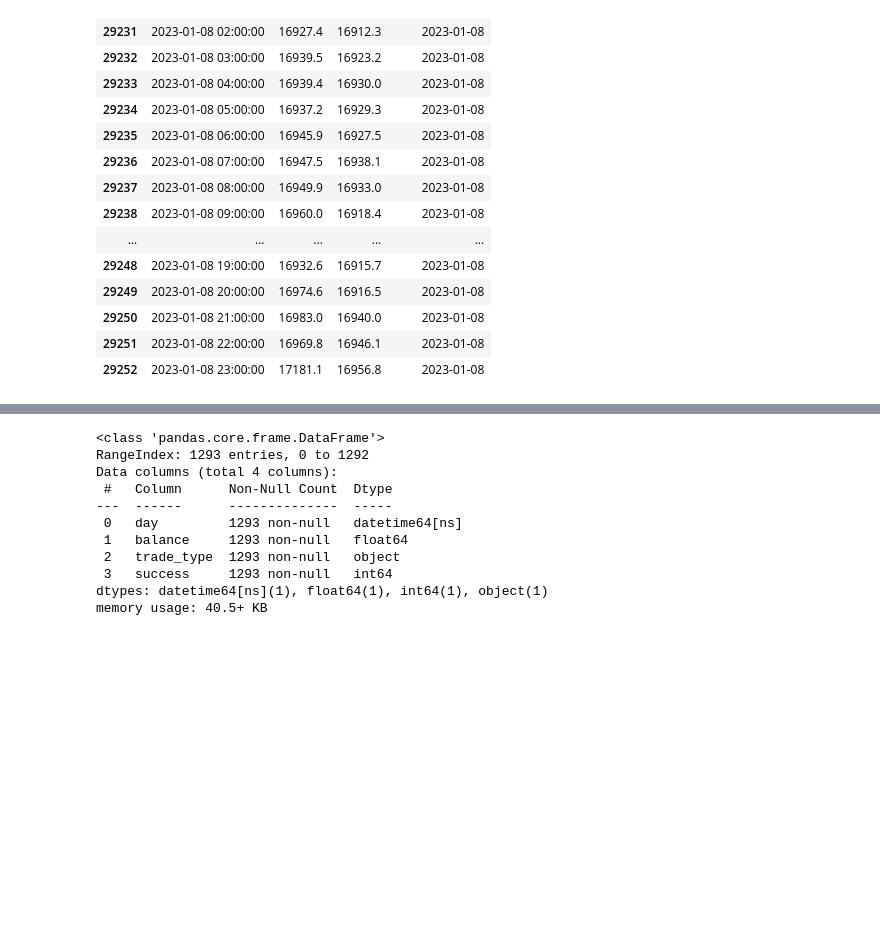
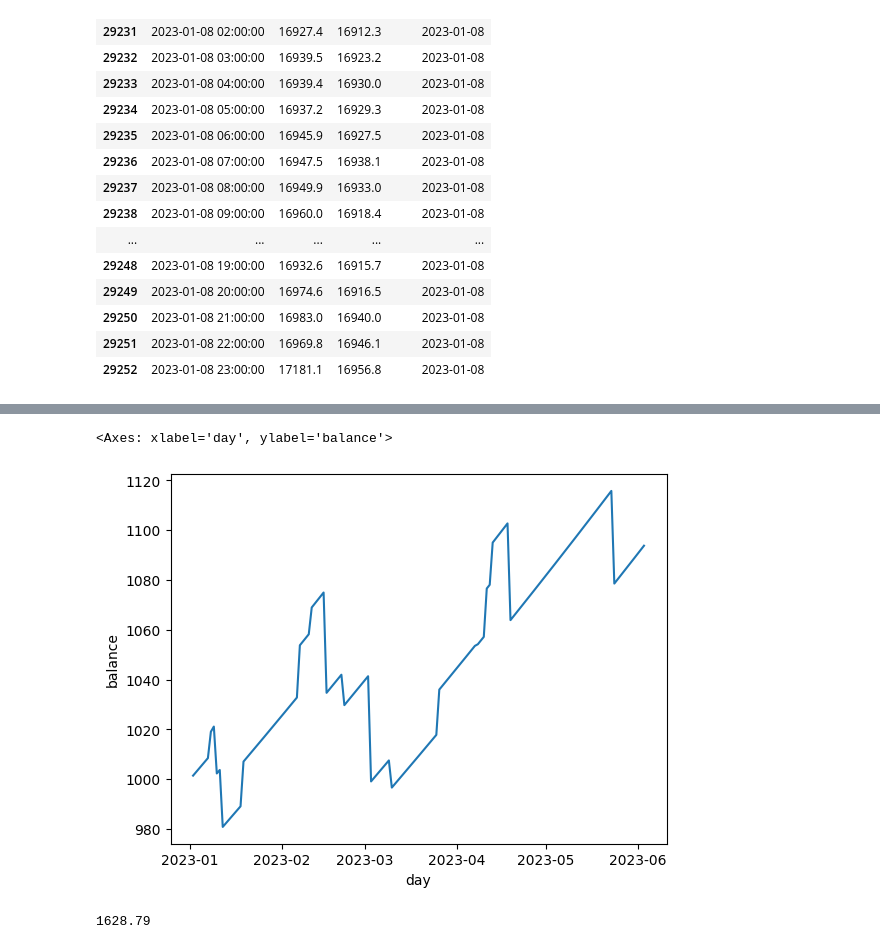
Before and after one commit to MehmetSever09/assist_trader, a Jupyter notebook: notebook/backtesting-models-lr.ipynb, the cells around one changed output, grey strips where cells are left out. Cells and saved outputs as stored; diff of their text form; code cells hidden in the pictures; blank space fills up the shorter version.

```diff
--- a/notebook/backtesting-models-lr.ipynb
+++ b/notebook/backtesting-models-lr.ipynb
@@ -206,5 +61,5 @@ Enter short trade 1175.4401420071652
 # %%
-# initial capital
+# Initial capital
 trade_amount = 1000
 
 sell_threshold = 0.002 # 0.2% change in market drives decision making
@@ -219,6 +74,7 @@ trade_results = {
 }
 
 def helper_append(results, day, balance, trade_type, success) -> dict:
+    '''Helper Function for appending results to dictionary'''
     results['day'].append(day)
     results['balance'].append(balance)
     results['trade_type'].append(trade_type)
@@ -250,26 +106,26 @@ for _, row_day in df_pred.iterrows():
             hour_stamp = row_hour['timestamp']
 
             # if market drops 0.2% below day_open - sell to win
-            if hour_low_value < day_open * (1 - sell_threshold):
+            if hour_low_value <= day_open * (1 - sell_threshold):
                 # Update balance and apply sell_cost
                 # TODO: check value
-                trade_amount = trade_amount * (1 + sell_threshold) * (1 - sell_cost)
+                trade_amount = trade_amount * (1 / (1 - sell_threshold)) * (1 - sell_cost)
 
                 # Append results to dict
                 trade_results = helper_append(trade_results, day_stamp, trade_amount, 'short', 'win')
 
                 # Print
-                print(f'day: {day_stamp} - type: short - win  at {hour_stamp.hour} - balance: {trade_amount: 0.2f}')
+                print(f'day: {day_stamp} - type: {"short": <5} - win  at {hour_stamp.hour: >2} - balance: {trade_amount: 0.2f}')
                 break
 
             # If market rises above short_stop_threshold
-            elif hour_high_value > short_stop_threshold:
+            elif hour_high_value >= short_stop_threshold:
                 # Update balance and apply sell_cost
                 trade_amount = trade_amount * (1 - (day_volat_atr / day_open)) * (1 - sell_cost)
 
                 # Append results to dict
                 trade_results = helper_append(trade_results, day_stamp, trade_amount, 'short', 'lose')
-                print(f'day: {day_stamp} - type: short - lose at {hour_stamp.hour} - balance: {trade_amount: 0.2f}')
+                print(f'day: {day_stamp} - type: {"short": <5} - lose at {hour_stamp.hour: >2} - balance: {trade_amount: 0.2f}')
                 break
 
             # If market doesn't meet win/lose condition in 24 hours
@@ -279,7 +135,7 @@ for _, row_day in df_pred.iterrows():
 
                 # Append results to dict
                 trade_results = helper_append(trade_results, day_stamp, trade_amount, 'short', 'exit')
-                print(f'day: {day_stamp} - type: short - exit at {hour_stamp.hour} - balance: {trade_amount: 0.2f}')
+                print(f'day: {day_stamp} - type: {"short": <5} - exit at {hour_stamp.hour: >2} - balance: {trade_amount: 0.2f}')
 
     ### Long Trade - betting the market will go up
     elif day_close_pred > day_open:
@@ -300,17 +156,17 @@ for _, row_day in df_pred.iterrows():
 
                 # Append results to dict
                 trade_results = helper_append(trade_results, day_stamp, trade_amount, 'long', 'win')
-                print(f'day: {day_stamp} - type: long  - win  at {hour_stamp.hour} - balance: {trade_amount: 0.2f}')
+                print(f'day: {day_stamp} - type: {"long": <5} - win  at {hour_stamp.hour: >2} - balance: {trade_amount: 0.2f}')
                 break
 
             # if market drops below long_stop_threshold
-            elif hour_low_value < long_stop_threshold:
+            elif hour_low_value <= long_stop_threshold:
                 # Update balance and apply sell cost
                 trade_amount = trade_amount * (1 - (day_volat_atr / day_open)) * (1 - sell_cost)
 
                 # Append results to dict
                 trade_results = helper_append(trade_results, day_stamp, trade_amount, 'long', 'lose')
-                print(f'day: {day_stamp} - type: long  - lose at {hour_stamp.hour} - balance: {trade_amount: 0.2f}')
+                print(f'day: {day_stamp} - type: {"long": <5} - lose at {hour_stamp.hour: >2} - balance: {trade_amount: 0.2f}')
                 break
 
             # If market doesn't meet win/lose condition in 24 hours
@@ -319,11 +175,11 @@ for _, row_day in df_pred.iterrows():
                 trade_amount = trade_amount * (day_close_true / day_open) * (1 - sell_cost)
 
                 # Append results to dict
-                trade_results = helper_append(trade_results, day_stamp, trade_amount, 'short', 'exit')
-                print(f'day: {day_stamp} - type: long - exit at {hour_stamp.hour} - balance: {trade_amount: 0.2f}')
+                trade_results = helper_append(trade_results, day_stamp, trade_amount, 'long', 'exit')
+                print(f'day: {day_stamp} - type: {"long": <5} - exit at {hour_stamp.hour: >2} - balance: {trade_amount: 0.2f}')
 
     ### Else skip speculation for that day (day_open == pred_close)
     else:
         trade_results = helper_append(trade_results, day_stamp, trade_amount, 'skip', 'skip')
-        print(f'day: {day_stamp} - type: skip  - balance: {trade_amount: 0.2f}')
+        print(f'day: {day_stamp} - type: {"skip": <5} - balance: {trade_amount: 0.2f}')
 # %% [output]
@@ -417,14 +203,12 @@ trade_results
 # %%
-pd.DataFrame(trade_results).info()
+df_results = pd.DataFrame(trade_results)
-# %% [output]
-<class 'pandas.core.frame.DataFrame'>
-RangeIndex: 1293 entries, 0 to 1292
-Data columns (total 4 columns):
- #   Column      Non-Null Count  Dtype
----  ------      --------------  -----
- 0   day         1293 non-null   datetime64[ns]
- 1   balance     1293 non-null   float64
- 2   trade_type  1293 non-null   object
- 3   success     1293 non-null   int64
-dtypes: datetime64[ns](1), float64(1), int64(1), object(1)
-memory usage: 40.5+ KB
+# %%
+sns.lineplot(x=df_results['day'], y=df_results['balance'])
+# %% [output]
+<Axes: xlabel='day', ylabel='balance'>
+[figure, added]
+# %%
+# Buy and hold
+round(1000 * (df_pred["close"].iloc[-1] / df_pred["open"].iloc[0]), 2)
+# %% [output]
+1628.79
```
Also changed, not shown: parts of 16 cells of this notebook, 1 other file.
